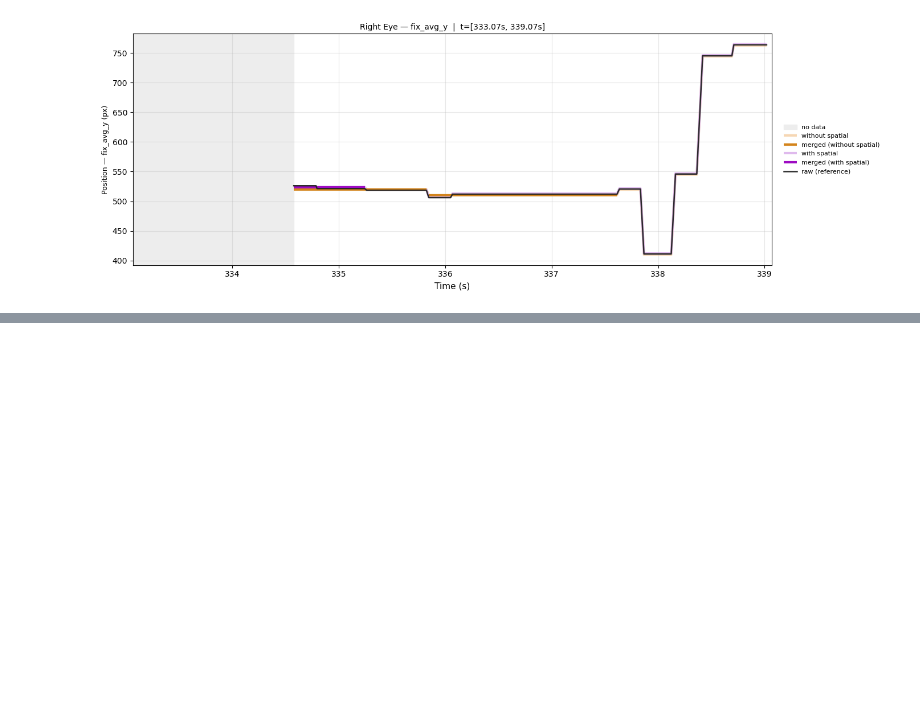
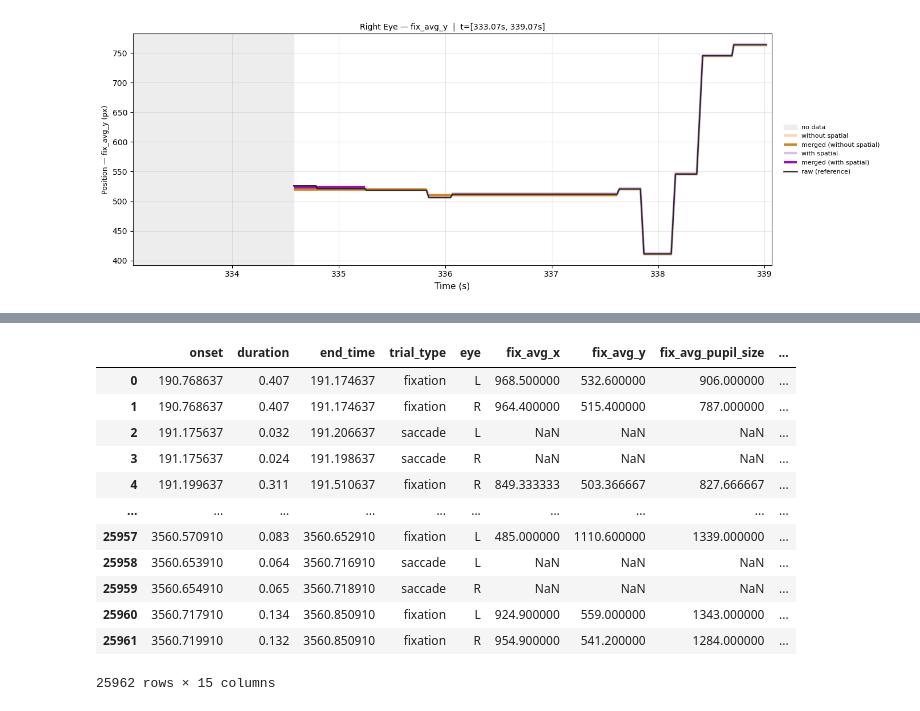
Before and after one commit to s-ccs/2024FreeViewingMSCOCO, a Jupyter notebook: scripts/et_preprocessing/test_spatial_criterion_hooge.ipynb, the cells around one changed output, grey strips where cells are left out. Cells and saved outputs as stored; diff of their text form; code cells hidden in the pictures; blank space fills up the shorter version.

```diff
--- a/scripts/et_preprocessing/test_spatial_criterion_hooge.ipynb
+++ b/scripts/et_preprocessing/test_spatial_criterion_hooge.ipynb
@@ -492,0 +345,15 @@ df
+# %%
+SCREEN_RES    = (1920, 1080)
+SCREEN_SIZE_M = (0.552, 0.307)
+SCREEN_DIST_M = 0.729
+
+# # HERE: if the Spatial Criterion is applied (line 24 & 35), this needs to be added to config.py
+_M_PER_DEG = SCREEN_DIST_M * np.tan(np.radians(1.0))
+PPD_X = SCREEN_RES[0] / SCREEN_SIZE_M[0] * _M_PER_DEG   # 44.26 px/deg
+PPD_Y = SCREEN_RES[1] / SCREEN_SIZE_M[1] * _M_PER_DEG   # 44.77 px/deg
+PPD   = (PPD_X + PPD_Y) / 2                                           # 44.51 px/deg
+
+# # HERE: if used this needs to be added to plotting.py
+def eucl_dist(a, b):
+    return float(np.hypot(b["fix_avg_x"] - a["fix_avg_x"],
+                          b["fix_avg_y"] - a["fix_avg_y"]))
@@ -492,0 +481,19 @@ df
+# %%
+m_dist = merge_fixation_candidates_w_spatial_calc_first_last(df, A_MIN, merge_threshold=100)
+m_max_dist = merge_fixation_candidates_w_spatial_calc_max(df, A_MIN, merge_threshold=100)
+# %%
+m_dist
+# %% [output]
+|  | onset | duration | end_time | trial_type | eye | fix_avg_x | fix_avg_y | fix_avg_pupil_size | ... |
+| 0 | 190.768637 | 0.407 | 191.174637 | fixation | L | 968.500000 | 532.600000 | 906.000000 | ... |
+| 1 | 190.768637 | 0.407 | 191.174637 | fixation | R | 964.400000 | 515.400000 | 787.000000 | ... |
+| 2 | 191.175637 | 0.032 | 191.206637 | saccade | L | NaN | NaN | NaN | ... |
+| 3 | 191.175637 | 0.024 | 191.198637 | saccade | R | NaN | NaN | NaN | ... |
+| 4 | 191.199637 | 0.311 | 191.510637 | fixation | R | 849.333333 | 503.366667 | 827.666667 | ... |
+| ... | ... | ... | ... | ... | ... | ... | ... | ... | ... |
+| 25957 | 3560.570910 | 0.083 | 3560.652910 | fixation | L | 485.000000 | 1110.600000 | 1339.000000 | ... |
+| 25958 | 3560.653910 | 0.064 | 3560.716910 | saccade | L | NaN | NaN | NaN | ... |
+| 25959 | 3560.654910 | 0.065 | 3560.718910 | saccade | R | NaN | NaN | NaN | ... |
+| 25960 | 3560.717910 | 0.134 | 3560.850910 | fixation | L | 924.900000 | 559.000000 | 1343.000000 | ... |
+| 25961 | 3560.719910 | 0.132 | 3560.850910 | fixation | R | 954.900000 | 541.200000 | 1284.000000 | ... |
+25962 rows × 15 columns
```
Also changed, not shown: parts of 14 cells of this notebook.
